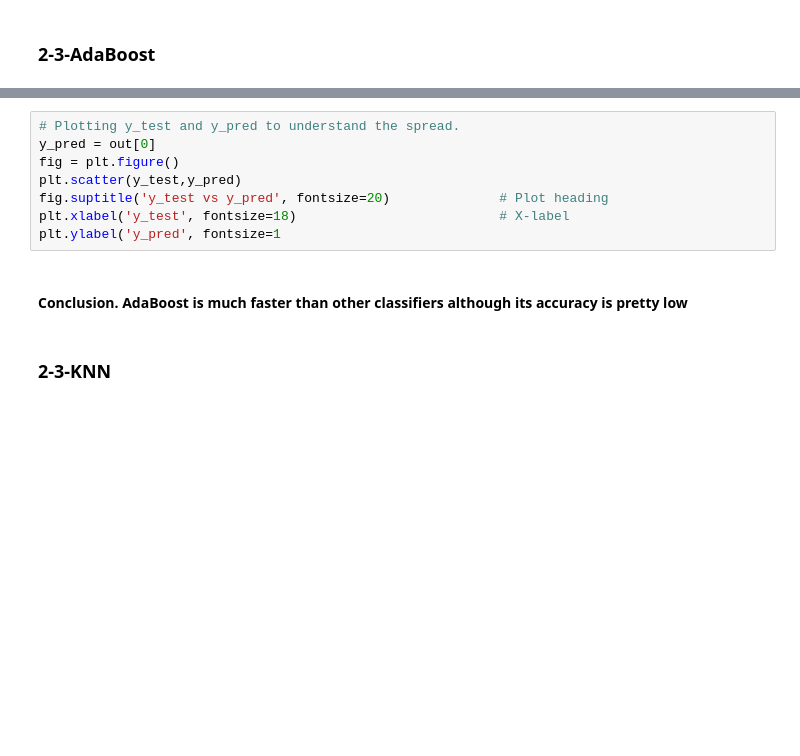
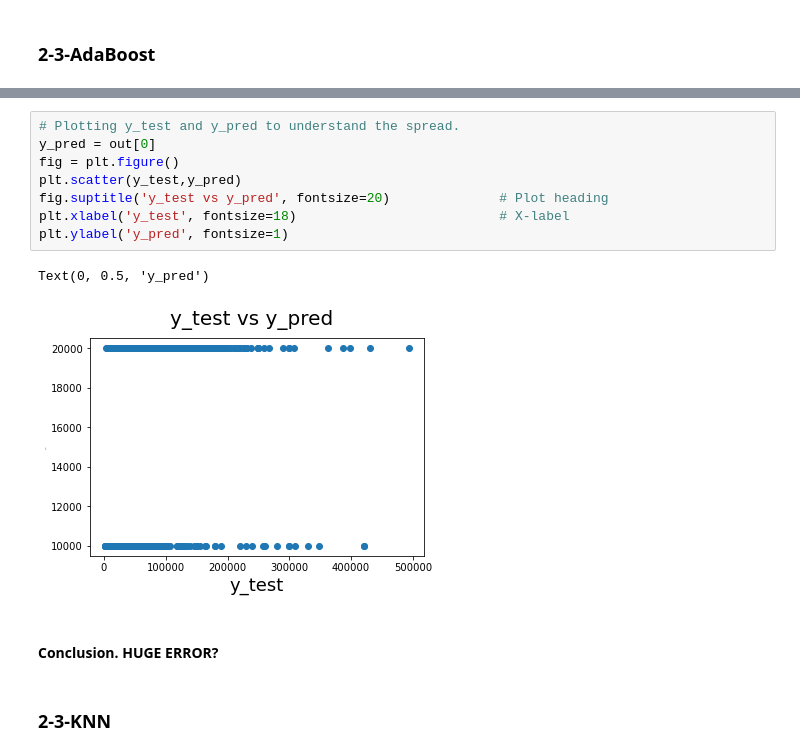
Before and after one commit to rahkooy/Car_Price_Prediction, a Jupyter notebook: car_price_prediction.ipynb, the cells around one changed output, grey strips where cells are left out. Drawn from its saved outputs; the diff is of its cells as text; blank space fills up the shorter version.

```diff
--- a/car_price_prediction.ipynb
+++ b/car_price_prediction.ipynb
@@ -294,13 +307,16 @@ KeyboardInterrupt:
 # %%
 # Plotting y_test and y_pred to understand the spread.
 y_pred = out[0]
 fig = plt.figure()
 plt.scatter(y_test,y_pred)
 fig.suptitle('y_test vs y_pred', fontsize=20)              # Plot heading
 plt.xlabel('y_test', fontsize=18)                          # X-label
-plt.ylabel('y_pred', fontsize=1
+plt.ylabel('y_pred', fontsize=1)
+# %% [output]
+Text(0, 0.5, 'y_pred')
+[figure, added]
 # %% [markdown]
-#### Conclusion. AdaBoost is much faster than other classifiers although its accuracy is pretty low
+#### Conclusion. HUGE ERROR?
 # %% [markdown]
 ### 2-3-KNN
 # %% [markdown]
```
Also changed, not shown: parts of 15 cells of this notebook, 1 other file.
